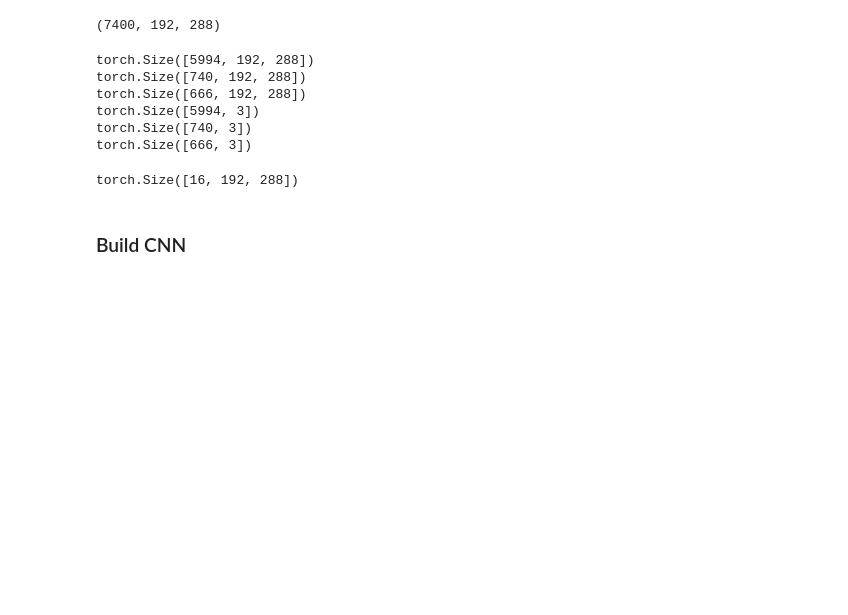
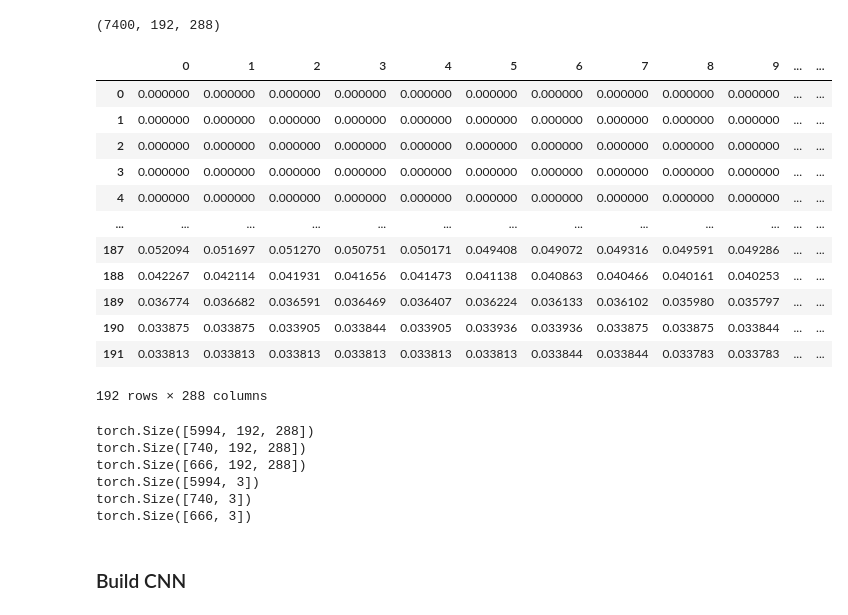
Before and after one commit to mtvaden1/California_Climate_Capstone, a Jupyter notebook: BuildCNN.ipynb, the cells around one changed output. Cells and saved outputs as stored; diff of their text form; code cells hidden in the pictures; blank space fills up the shorter version.

```diff
--- a/BuildCNN.ipynb
+++ b/BuildCNN.ipynb
@@ -99,6 +99,23 @@ X = ds2['SST'].to_numpy()
 X.shape
 # %% [output]
 (7400, 192, 288)
+# %%
+
+pd.DataFrame(X[74, :, :])
+# %% [output]
+|  | 0 | 1 | 2 | 3 | 4 | 5 | 6 | 7 | 8 | 9 | ... | ... |
+| 0 | 0.000000 | 0.000000 | 0.000000 | 0.000000 | 0.000000 | 0.000000 | 0.000000 | 0.000000 | 0.000000 | 0.000000 | ... | ... |
+| 1 | 0.000000 | 0.000000 | 0.000000 | 0.000000 | 0.000000 | 0.000000 | 0.000000 | 0.000000 | 0.000000 | 0.000000 | ... | ... |
+| 2 | 0.000000 | 0.000000 | 0.000000 | 0.000000 | 0.000000 | 0.000000 | 0.000000 | 0.000000 | 0.000000 | 0.000000 | ... | ... |
+| 3 | 0.000000 | 0.000000 | 0.000000 | 0.000000 | 0.000000 | 0.000000 | 0.000000 | 0.000000 | 0.000000 | 0.000000 | ... | ... |
+| 4 | 0.000000 | 0.000000 | 0.000000 | 0.000000 | 0.000000 | 0.000000 | 0.000000 | 0.000000 | 0.000000 | 0.000000 | ... | ... |
+| ... | ... | ... | ... | ... | ... | ... | ... | ... | ... | ... | ... | ... |
+| 187 | 0.052094 | 0.051697 | 0.051270 | 0.050751 | 0.050171 | 0.049408 | 0.049072 | 0.049316 | 0.049591 | 0.049286 | ... | ... |
+| 188 | 0.042267 | 0.042114 | 0.041931 | 0.041656 | 0.041473 | 0.041138 | 0.040863 | 0.040466 | 0.040161 | 0.040253 | ... | ... |
+| 189 | 0.036774 | 0.036682 | 0.036591 | 0.036469 | 0.036407 | 0.036224 | 0.036133 | 0.036102 | 0.035980 | 0.035797 | ... | ... |
+| 190 | 0.033875 | 0.033875 | 0.033905 | 0.033844 | 0.033905 | 0.033936 | 0.033936 | 0.033875 | 0.033875 | 0.033844 | ... | ... |
+| 191 | 0.033813 | 0.033813 | 0.033813 | 0.033813 | 0.033813 | 0.033813 | 0.033844 | 0.033844 | 0.033783 | 0.033783 | ... | ... |
+192 rows × 288 columns
 # %%
 def setup_seed(seed):
     torch_manual_seed(seed)
@@ -149,13 +179,6 @@ torch.Size([666, 192, 288])
 torch.Size([5994, 3])
 torch.Size([740, 3])
 torch.Size([666, 3])
-# %%
-for batch in dataloader_train:
-    predictor_batch, target_batch = batch
-    print(predictor_batch.shape)
-    break
-# %% [output]
-torch.Size([16, 192, 288])
 # %% [markdown]
 ### Build CNN
 # %%
```
Also changed, not shown: parts of 9 cells of this notebook.
